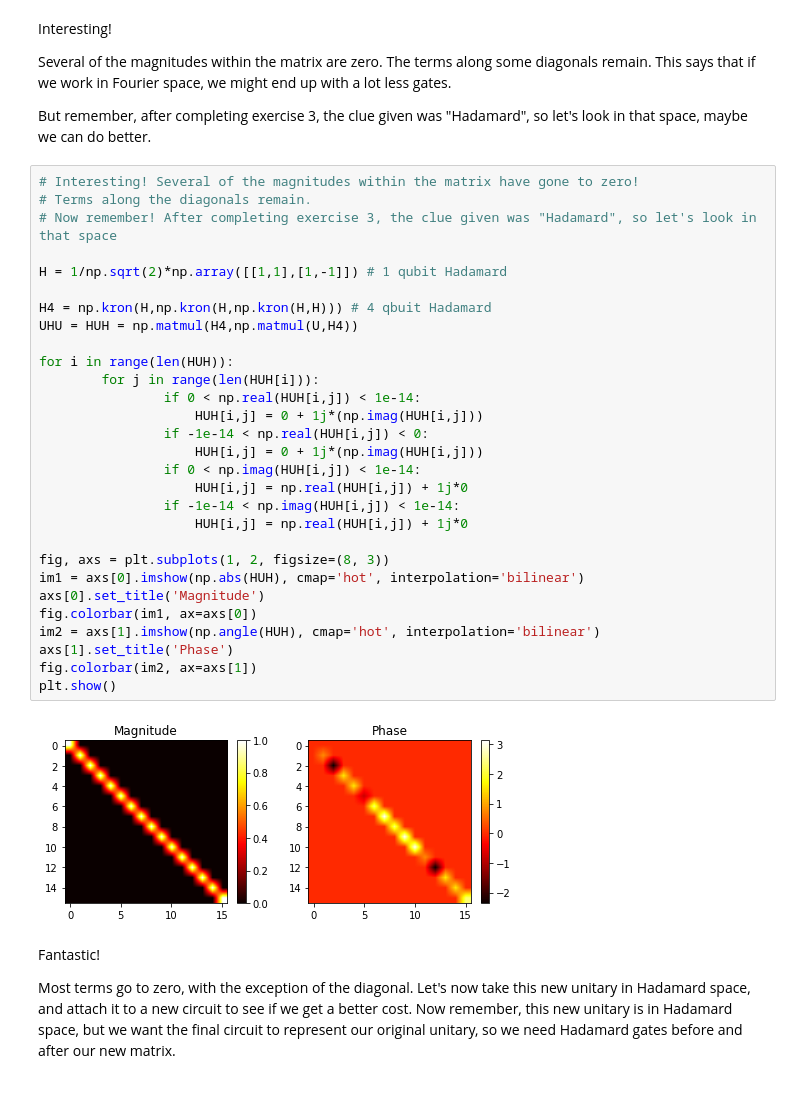
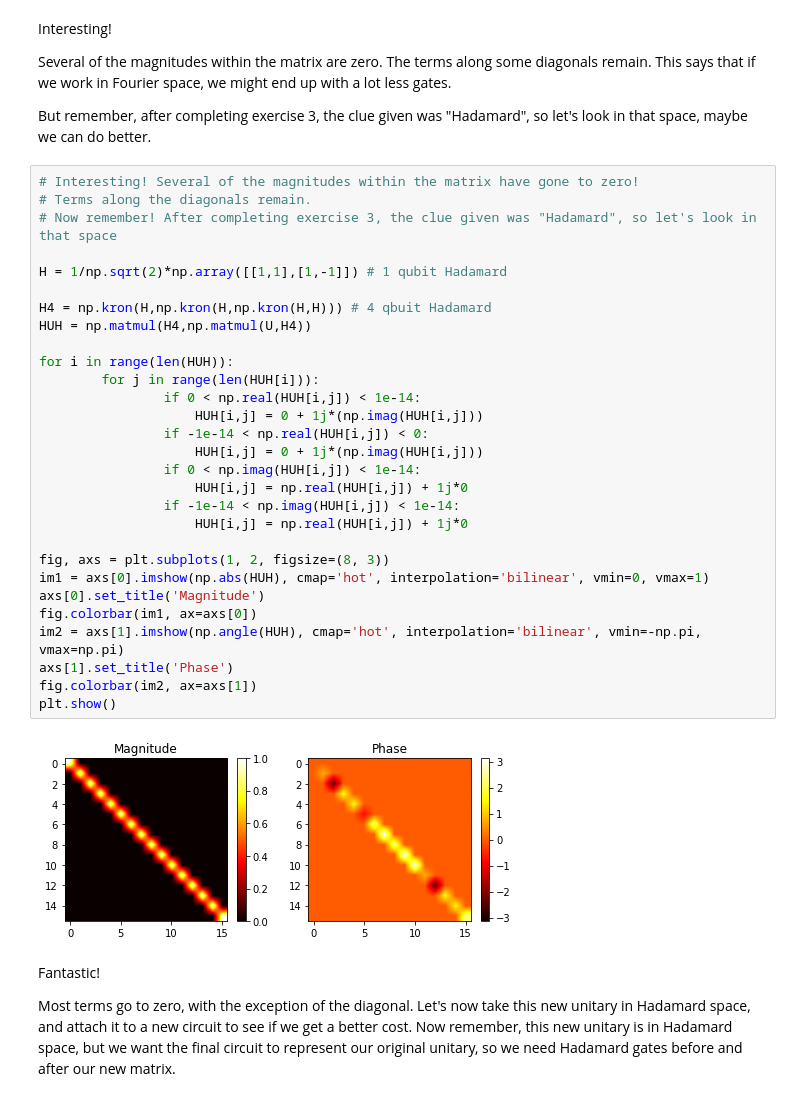
Before and after one commit to diemilio/IBM_2020Challenge_Solutions, a Jupyter notebook: Challenge4_CircuitDecomposition_Solution.ipynb, the cells around one changed output. Cells and saved outputs as stored; diff of their text form.

```diff
--- a/Challenge4_CircuitDecomposition_Solution.ipynb
+++ b/Challenge4_CircuitDecomposition_Solution.ipynb
@@ -162,34 +162,34 @@ But remember, after completing exercise 3, the clue given was "Hadamard", so let
 # %%
 # Interesting! Several of the magnitudes within the matrix have gone to zero!
 # Terms along the diagonals remain.
 # Now remember! After completing exercise 3, the clue given was "Hadamard", so let's look in that space
 
 H = 1/np.sqrt(2)*np.array([[1,1],[1,-1]]) # 1 qubit Hadamard
 
 H4 = np.kron(H,np.kron(H,np.kron(H,H))) # 4 qbuit Hadamard
-UHU = HUH = np.matmul(H4,np.matmul(U,H4))
+HUH = np.matmul(H4,np.matmul(U,H4))
 
 for i in range(len(HUH)):
         for j in range(len(HUH[i])):
                 if 0 < np.real(HUH[i,j]) < 1e-14:
                     HUH[i,j] = 0 + 1j*(np.imag(HUH[i,j]))
                 if -1e-14 < np.real(HUH[i,j]) < 0:
                     HUH[i,j] = 0 + 1j*(np.imag(HUH[i,j]))
                 if 0 < np.imag(HUH[i,j]) < 1e-14:
                     HUH[i,j] = np.real(HUH[i,j]) + 1j*0
                 if -1e-14 < np.imag(HUH[i,j]) < 1e-14:
                     HUH[i,j] = np.real(HUH[i,j]) + 1j*0
 
 fig, axs = plt.subplots(1, 2, figsize=(8, 3))
-im1 = axs[0].imshow(np.abs(HUH), cmap='hot', interpolation='bilinear')
+im1 = axs[0].imshow(np.abs(HUH), cmap='hot', interpolation='bilinear', vmin=0, vmax=1)
 axs[0].set_title('Magnitude')
 fig.colorbar(im1, ax=axs[0])
-im2 = axs[1].imshow(np.angle(HUH), cmap='hot', interpolation='bilinear')
+im2 = axs[1].imshow(np.angle(HUH), cmap='hot', interpolation='bilinear', vmin=-np.pi, vmax=np.pi)
 axs[1].set_title('Phase')
 fig.colorbar(im2, ax=axs[1])
 plt.show()
 # %% [output]
-[figure, old version]
+[figure, new version]
 # %% [markdown]
 Fantastic!
 
```
Also changed, not shown: parts of 2 cells of this notebook.
